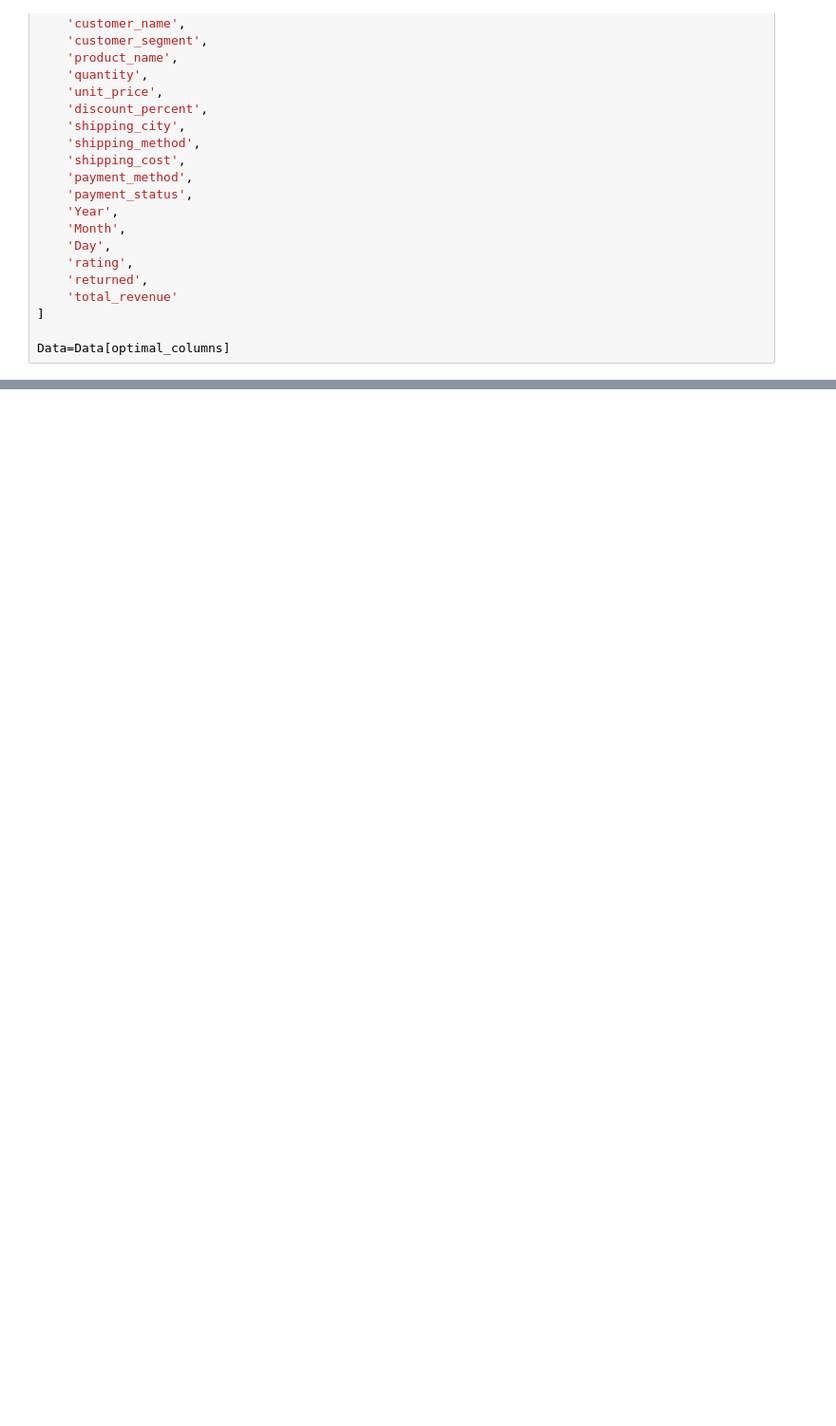
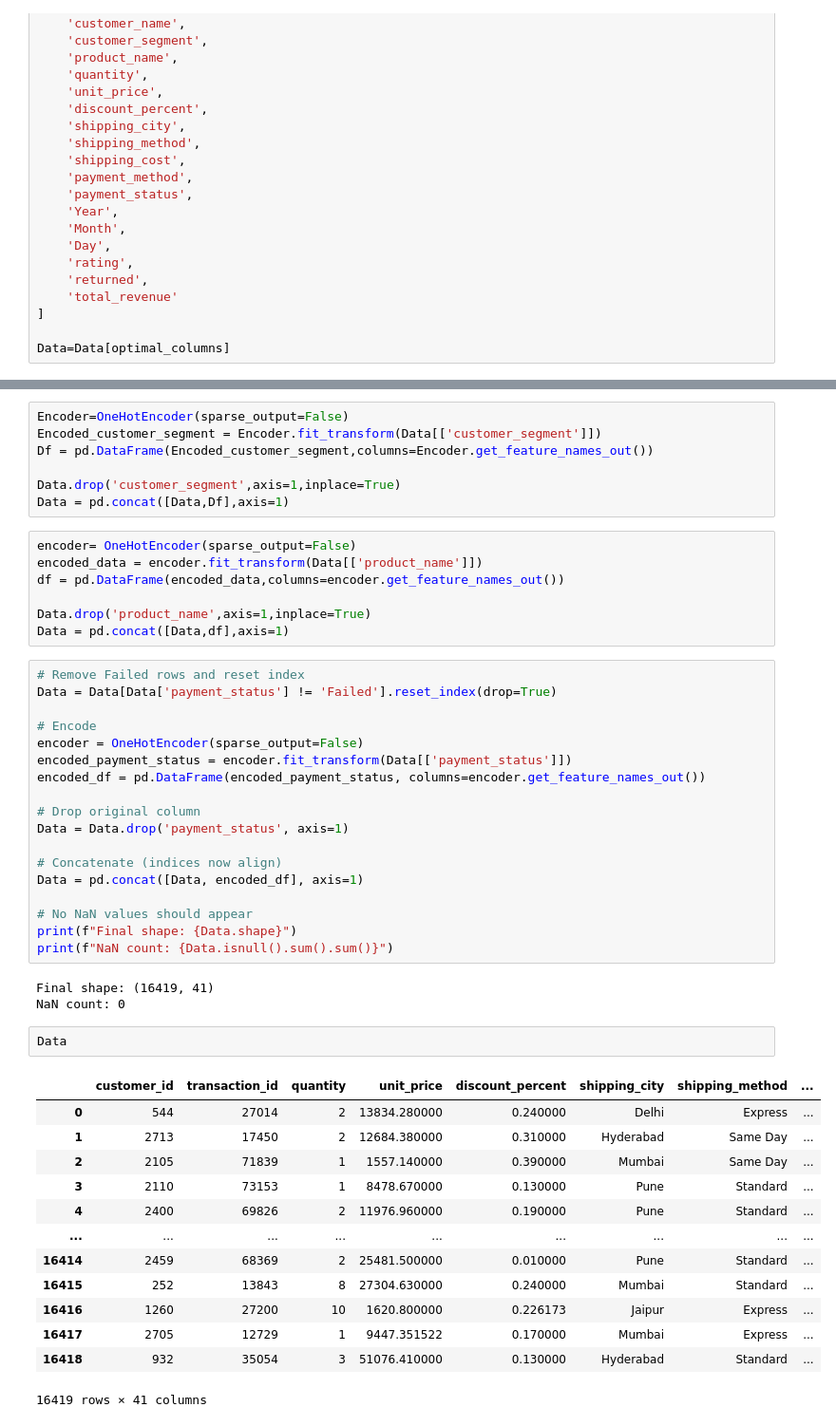
Before and after one commit to ompatilm4-web/E-commerce_EDA, a Jupyter notebook: Notebooks/Analysis.ipynb, the cells around one changed output, grey strips where cells are left out. Shown at 95% size. Drawn from its saved outputs; the diff is of its cells as text; blank space fills up the shorter version.

```diff
--- a/Notebooks/Analysis.ipynb
+++ b/Notebooks/Analysis.ipynb
@@ -385,0 +203,51 @@ Data.to_csv("/home/omnix/Desktop/E-Commerce/E-commerce_EDA/Data/Cleaned.csv")
+# %%
+Encoder=OneHotEncoder(sparse_output=False)
+Encoded_customer_segment = Encoder.fit_transform(Data[['customer_segment']])
+Df = pd.DataFrame(Encoded_customer_segment,columns=Encoder.get_feature_names_out())
+
+Data.drop('customer_segment',axis=1,inplace=True)
+Data = pd.concat([Data,Df],axis=1)
+# %%
+encoder= OneHotEncoder(sparse_output=False)
+encoded_data = encoder.fit_transform(Data[['product_name']])
+df = pd.DataFrame(encoded_data,columns=encoder.get_feature_names_out())
+
+Data.drop('product_name',axis=1,inplace=True)
+Data = pd.concat([Data,df],axis=1)
+# %%
+# Remove Failed rows and reset index
+Data = Data[Data['payment_status'] != 'Failed'].reset_index(drop=True)
+
+# Encode
+encoder = OneHotEncoder(sparse_output=False)
+encoded_payment_status = encoder.fit_transform(Data[['payment_status']])
+encoded_df = pd.DataFrame(encoded_payment_status, columns=encoder.get_feature_names_out())
+
+# Drop original column
+Data = Data.drop('payment_status', axis=1)
+
+# Concatenate (indices now align)
+Data = pd.concat([Data, encoded_df], axis=1)
+
+# No NaN values should appear
+print(f"Final shape: {Data.shape}")
+print(f"NaN count: {Data.isnull().sum().sum()}")
+# %% [output]
+Final shape: (16419, 41)
+NaN count: 0
+# %%
+Data
+# %% [output]
+|  | customer_id | transaction_id | quantity | unit_price | discount_percent | shipping_city | shipping_method | ... |
+| 0 | 544 | 27014 | 2 | 13834.280000 | 0.240000 | Delhi | Express | ... |
+| 1 | 2713 | 17450 | 2 | 12684.380000 | 0.310000 | Hyderabad | Same Day | ... |
+| 2 | 2105 | 71839 | 1 | 1557.140000 | 0.390000 | Mumbai | Same Day | ... |
+| 3 | 2110 | 73153 | 1 | 8478.670000 | 0.130000 | Pune | Standard | ... |
+| 4 | 2400 | 69826 | 2 | 11976.960000 | 0.190000 | Pune | Standard | ... |
+| ... | ... | ... | ... | ... | ... | ... | ... | ... |
+| 16414 | 2459 | 68369 | 2 | 25481.500000 | 0.010000 | Pune | Standard | ... |
+| 16415 | 252 | 13843 | 8 | 27304.630000 | 0.240000 | Mumbai | Standard | ... |
+| 16416 | 1260 | 27200 | 10 | 1620.800000 | 0.226173 | Jaipur | Express | ... |
+| 16417 | 2705 | 12729 | 1 | 9447.351522 | 0.170000 | Mumbai | Express | ... |
+| 16418 | 932 | 35054 | 3 | 51076.410000 | 0.130000 | Hyderabad | Standard | ... |
+16419 rows × 41 columns
```
Also changed, not shown: parts of 62 cells of this notebook, 4 other files.
